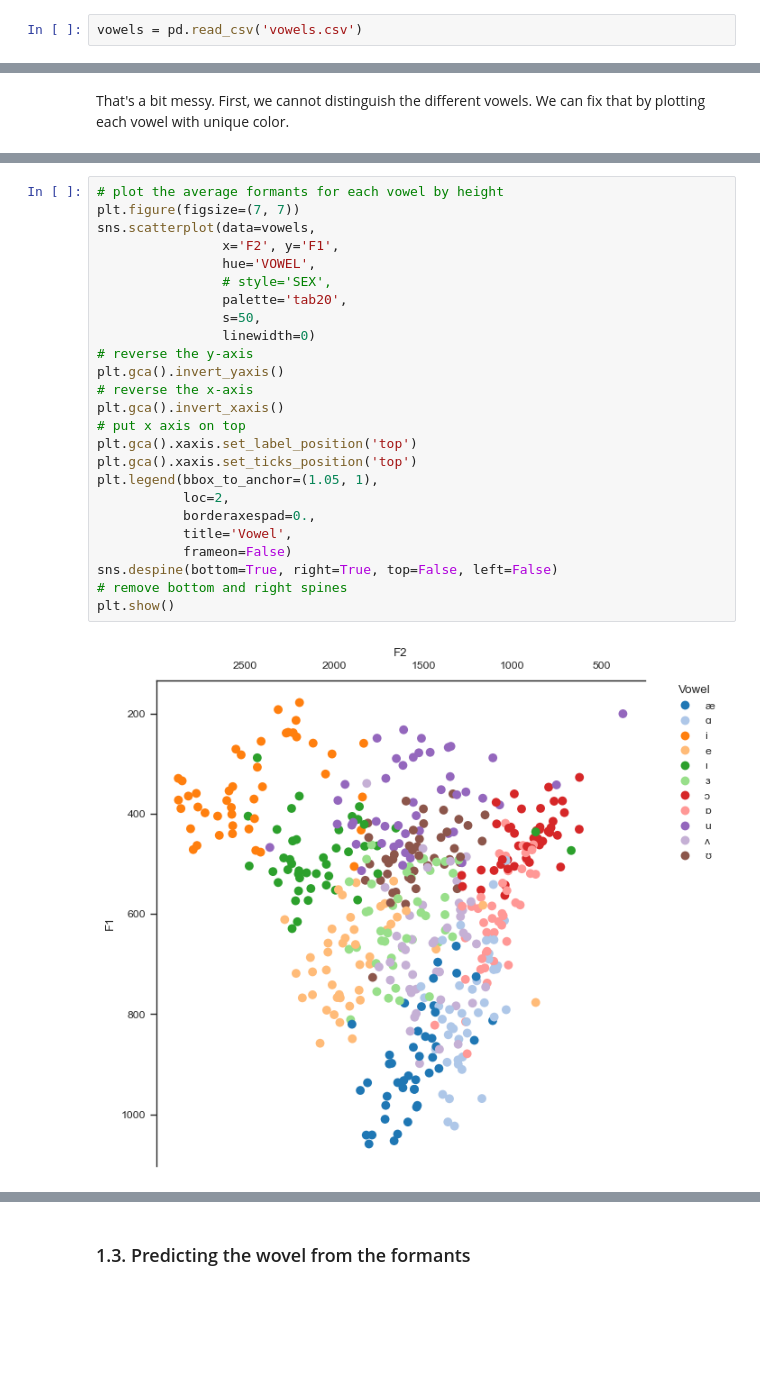
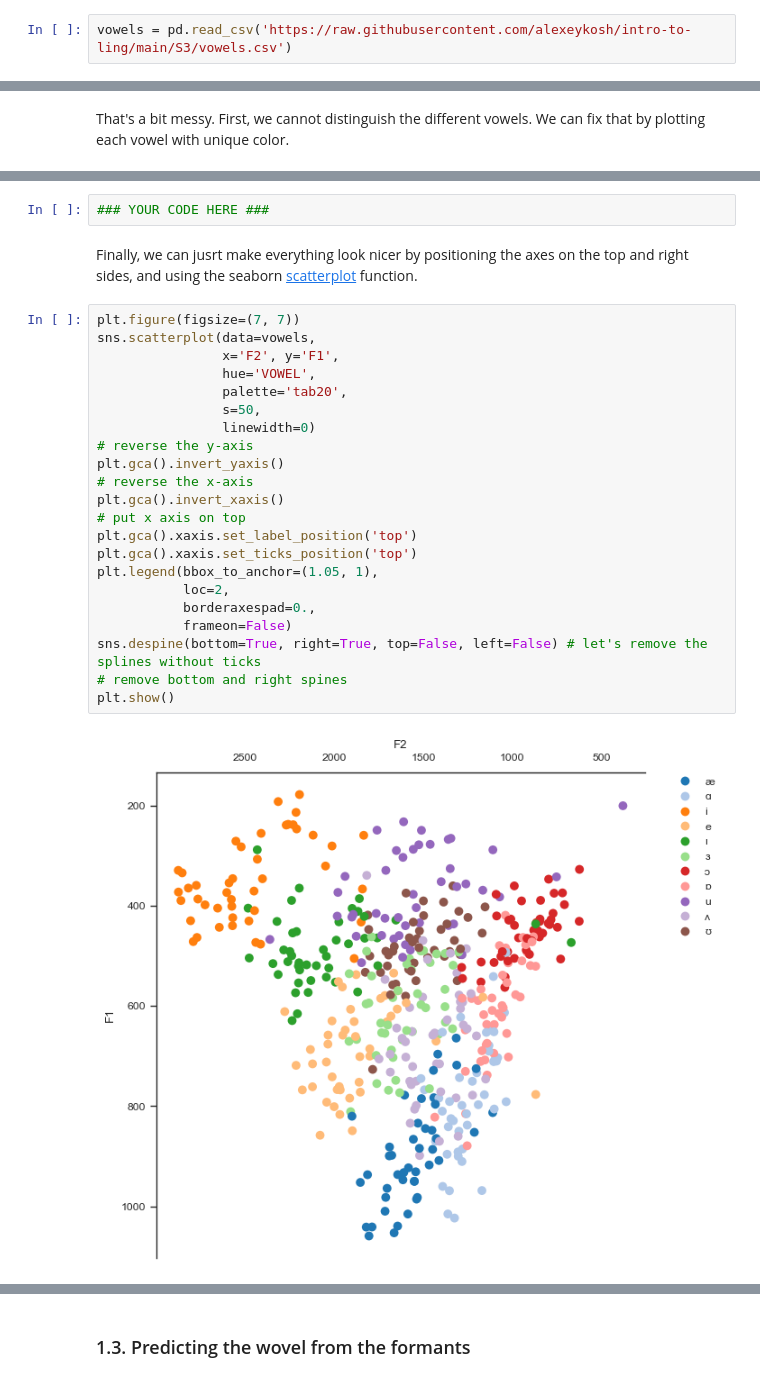
Before and after one commit to TYacinee/materiel_TALL, a Jupyter notebook: S3/TD3-phonetics-and-phonology.ipynb, the cells around one changed output, grey strips where cells are left out. Drawn from its saved outputs; the diff is of its cells as text; blank space fills up the shorter version.

```diff
--- a/S3/TD3-phonetics-and-phonology.ipynb
+++ b/S3/TD3-phonetics-and-phonology.ipynb
@@ -14,7 +14,7 @@ We are going to use the data on vowel formants from [here](https://www.phon.ucl.
 # %% [markdown]
 Let's start by reading the data:
 # %%
-vowels = pd.read_csv('vowels.csv')
+vowels = pd.read_csv('https://raw.githubusercontent.com/alexeykosh/intro-to-ling/main/S3/vowels.csv')
 # %% [markdown]
 Let's see how the data looks like:
 # %%
@@ -151,27 +135,28 @@ plt.show()
+# %%
+### YOUR CODE HERE ###
+# %% [markdown]
+Finally, we can jusrt make everything look nicer by positioning the axes on the top and right sides, and using the seaborn [scatterplot](https://seaborn.pydata.org/generated/seaborn.scatterplot.html) function.
 # %%
-# plot the average formants for each vowel by height
 plt.figure(figsize=(7, 7))
 sns.scatterplot(data=vowels,
                 x='F2', y='F1',
                 hue='VOWEL',
-                # style='SEX',
                 palette='tab20',
                 s=50,
                 linewidth=0)
 # reverse the y-axis
 plt.gca().invert_yaxis()
 # reverse the x-axis
 plt.gca().invert_xaxis()
 # put x axis on top
 plt.gca().xaxis.set_label_position('top')
 plt.gca().xaxis.set_ticks_position('top')
 plt.legend(bbox_to_anchor=(1.05, 1),
            loc=2,
            borderaxespad=0.,
-           title='Vowel',
            frameon=False)
-sns.despine(bottom=True, right=True, top=False, left=False)
+sns.despine(bottom=True, right=True, top=False, left=False) # let's remove the splines without ticks
 # remove bottom and right spines
 plt.show()
 # %% [output]
-[figure, old version]
+[figure, new version]
```
Also changed, not shown: parts of 39 cells of this notebook.
